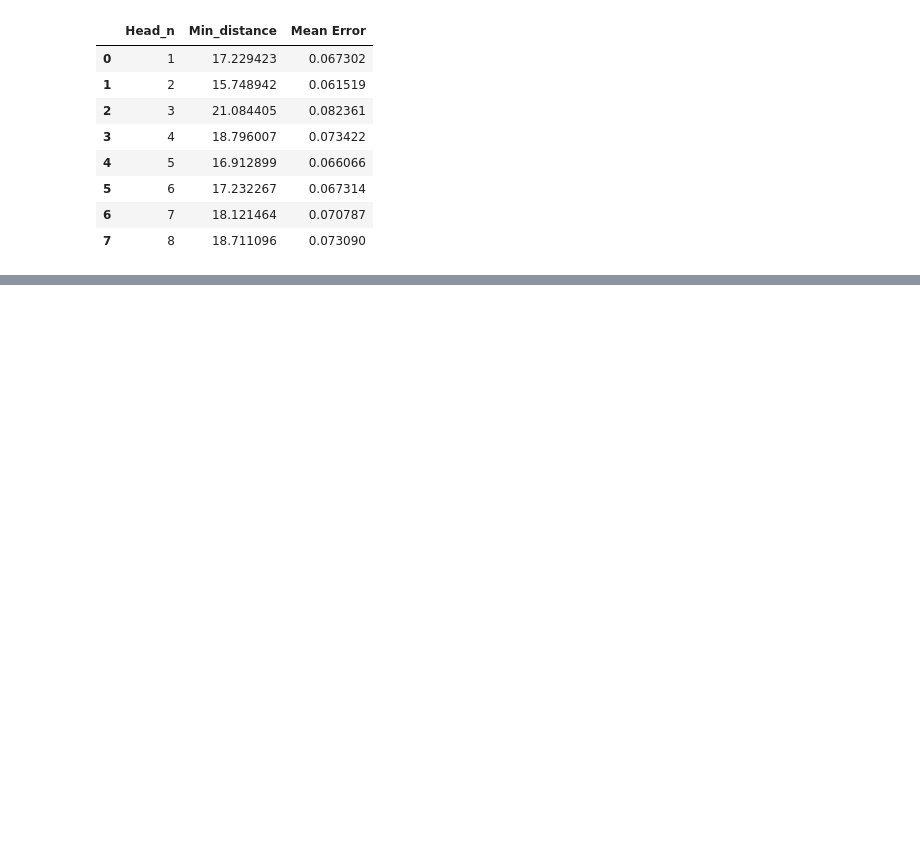
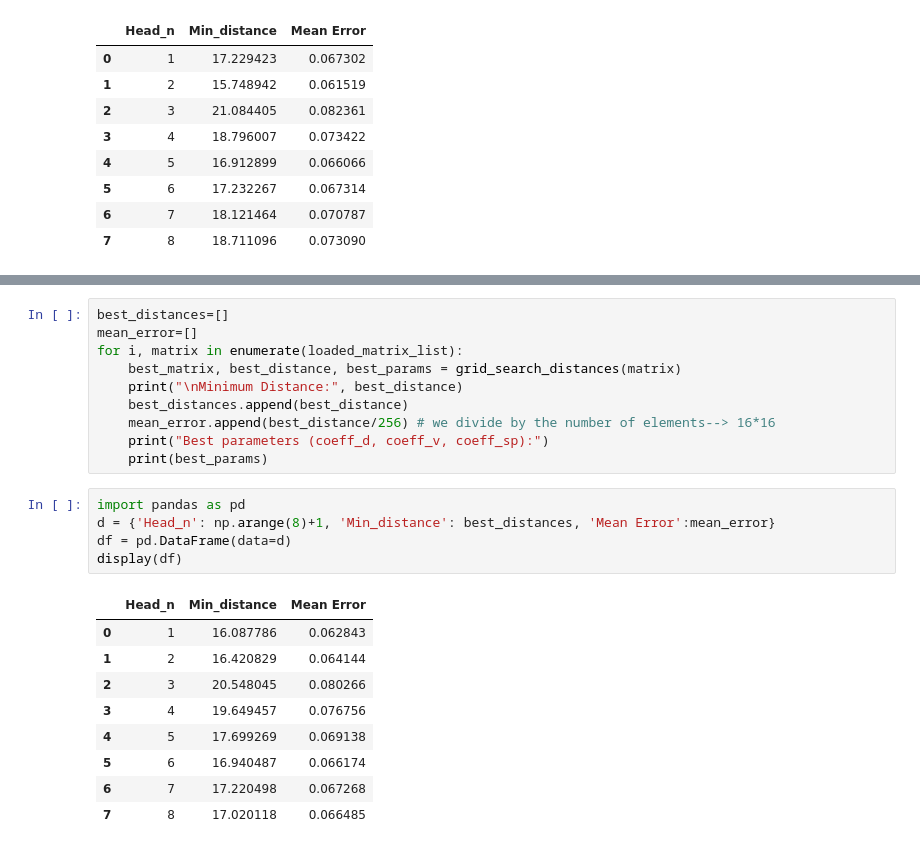
Before and after one commit to EddieConti/Master-Thesis-UB, a Jupyter notebook: code experiments/Attn_approx.ipynb, the cells around one changed output, grey strips where cells are left out. Saved outputs shown, nothing was run; the diff lists cells and outputs as text; blank space fills up the shorter version.

```diff
--- a/code experiments/Attn_approx.ipynb
+++ b/code experiments/Attn_approx.ipynb
@@ -293,0 +432,25 @@ display(df)
+# %%
+best_distances=[]
+mean_error=[]
+for i, matrix in enumerate(loaded_matrix_list):
+    best_matrix, best_distance, best_params = grid_search_distances(matrix)
+    print("\nMinimum Distance:", best_distance)
+    best_distances.append(best_distance)
+    mean_error.append(best_distance/256) # we divide by the number of elements--> 16*16
+    print("Best parameters (coeff_d, coeff_v, coeff_sp):")
+    print(best_params)
+# %%
+import pandas as pd
+d = {'Head_n': np.arange(8)+1, 'Min_distance': best_distances, 'Mean Error':mean_error}
+df = pd.DataFrame(data=d)
+display(df)
+# %% [output]
+|  | Head_n | Min_distance | Mean Error |
+| 0 | 1 | 16.087786 | 0.062843 |
+| 1 | 2 | 16.420829 | 0.064144 |
+| 2 | 3 | 20.548045 | 0.080266 |
+| 3 | 4 | 19.649457 | 0.076756 |
+| 4 | 5 | 17.699269 | 0.069138 |
+| 5 | 6 | 16.940487 | 0.066174 |
+| 6 | 7 | 17.220498 | 0.067268 |
+| 7 | 8 | 17.020118 | 0.066485 |
```
Also changed, not shown: parts of 13 cells of this notebook, 2 other files.
